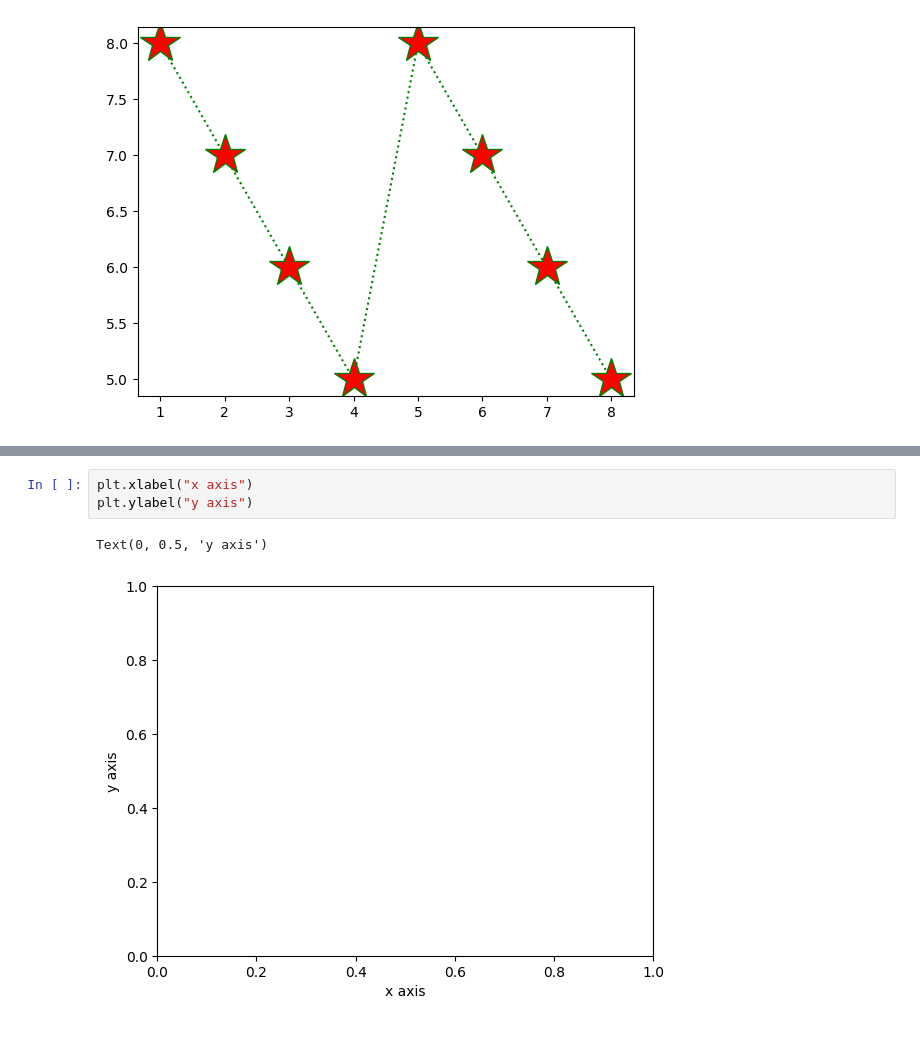
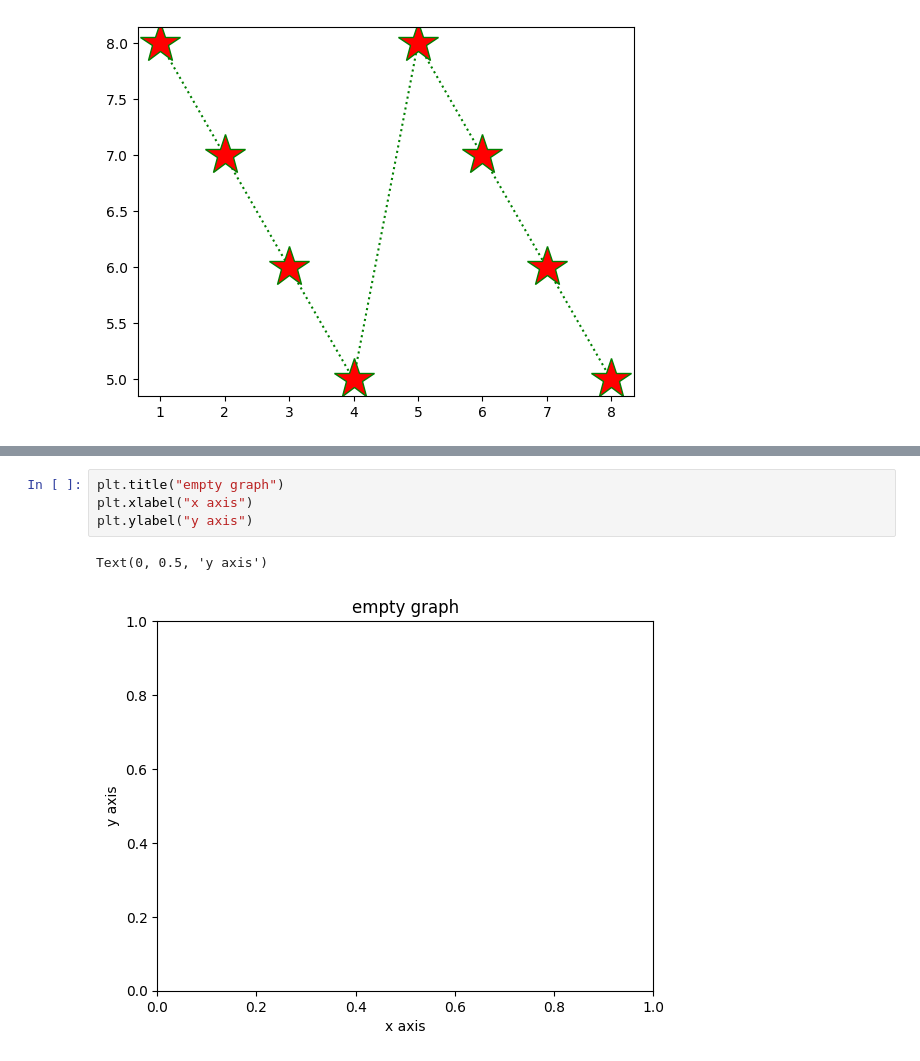
Before and after one commit to sachin09999/data-science, a Jupyter notebook: matplotlib/matplot.ipynb, the cells around one changed output, grey strips where cells are left out. Drawn from its saved outputs; the diff is of its cells as text.

```diff
--- a/matplotlib/matplot.ipynb
+++ b/matplotlib/matplot.ipynb
@@ -49,6 +49,7 @@ plt.plot(b)
 # %%
+plt.title("empty graph")
 plt.xlabel("x axis")
 plt.ylabel("y axis")
 # %% [output]
 Text(0, 0.5, 'y axis')
-[figure, old version]
+[figure, new version]
```
Also changed, not shown: parts of 24 cells of this notebook, 6 other files.
